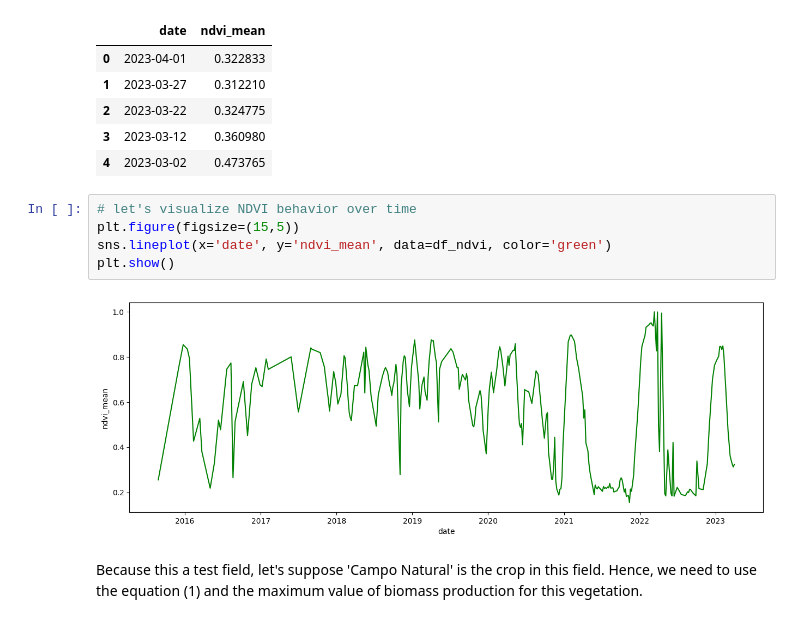
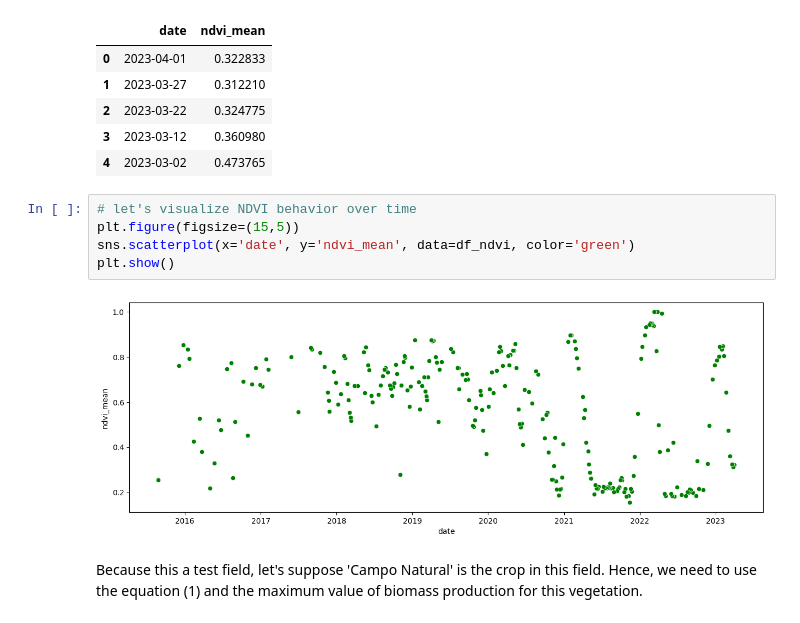
Before and after one commit to jpradas1/BASTO_project, a Jupyter notebook: Analysis.ipynb, the cells around one changed output. Drawn from its saved outputs; the diff is of its cells as text.

```diff
--- a/Analysis.ipynb
+++ b/Analysis.ipynb
@@ -197,10 +197,10 @@ df_ndvi.head()
 # %%
 # let's visualize NDVI behavior over time
 plt.figure(figsize=(15,5))
-sns.lineplot(x='date', y='ndvi_mean', data=df_ndvi, color='green')
+sns.scatterplot(x='date', y='ndvi_mean', data=df_ndvi, color='green')
 plt.show()
 # %% [output]
-[figure, old version]
+[figure, new version]
 # %% [markdown]
 Because this a test field, let's suppose 'Campo Natural' is the crop in this field. Hence, we need to use the equation (1) and the maximum value of biomass production for this vegetation.
 # %%
```
Also changed, not shown: parts of 2 cells of this notebook.
